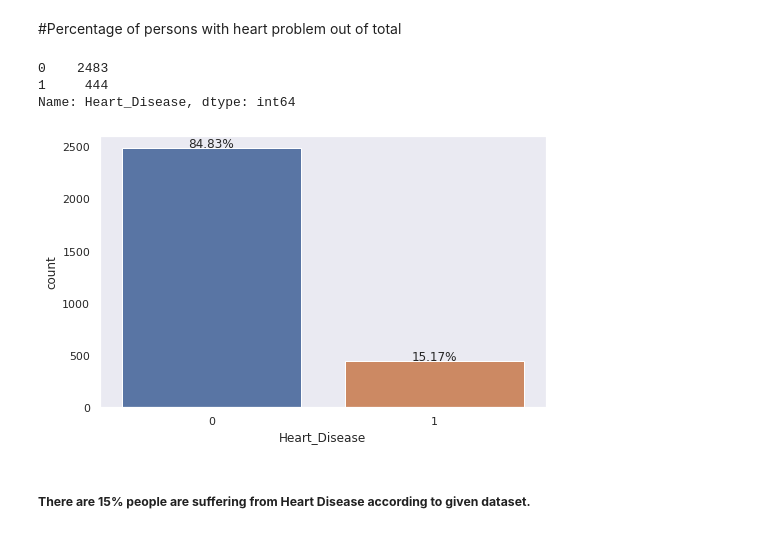
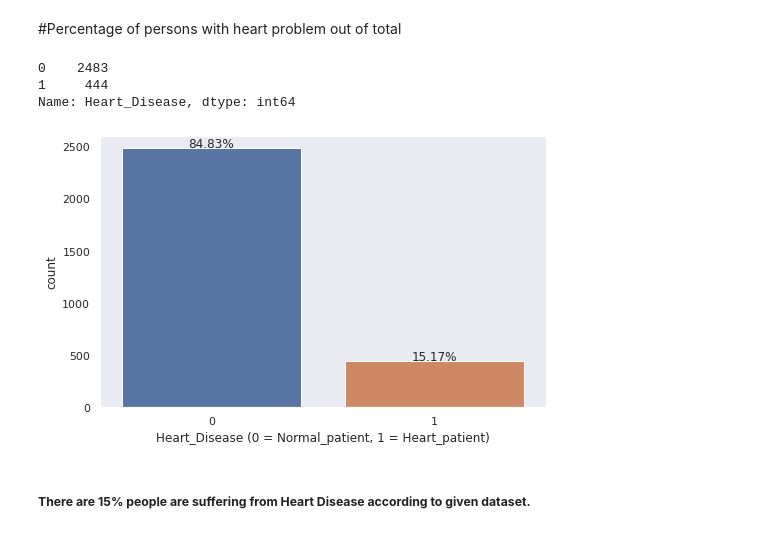
Before and after one commit to guptaprateek98/Capstone_CV_Risk_Prediction, a Jupyter notebook: Capstone_CV_Risk_Prediction.ipynb, the cells around one changed output. Saved outputs shown, nothing was run; the diff lists cells and outputs as text; code cells hidden in the pictures.

```diff
--- a/Capstone_CV_Risk_Prediction.ipynb
+++ b/Capstone_CV_Risk_Prediction.ipynb
@@ -269,21 +266,21 @@ There are 5 categorical variables
 # %%
 sns.set(style="dark")
 plt.figure(figsize=(8,5))
 
 ax = sns.countplot(dataf['Heart_Disease'])
 target_temp = dataf['Heart_Disease'].value_counts()
-
+plt.xlabel('Heart_Disease (0 = Normal_patient, 1 = Heart_patient)')
 total = float(len(dataf['Heart_Disease']))
 # for showing the percentage
 for p in ax.patches:
   height = p.get_height()
   ax.text(p.get_x()+p.get_width()/2., height + 10,'{:.2f}%'.format(100*height/total), ha="center")
 print(target_temp)
 # %% [output]
 0    2483
 1     444
 Name: Heart_Disease, dtype: int64
-[figure, old version]
+[figure, new version]
 # %% [markdown]
 ##### **There are 15% people are suffering from Heart Disease according to given dataset.**
 # %% [markdown]
```
Also changed, not shown: parts of 8 cells of this notebook.
